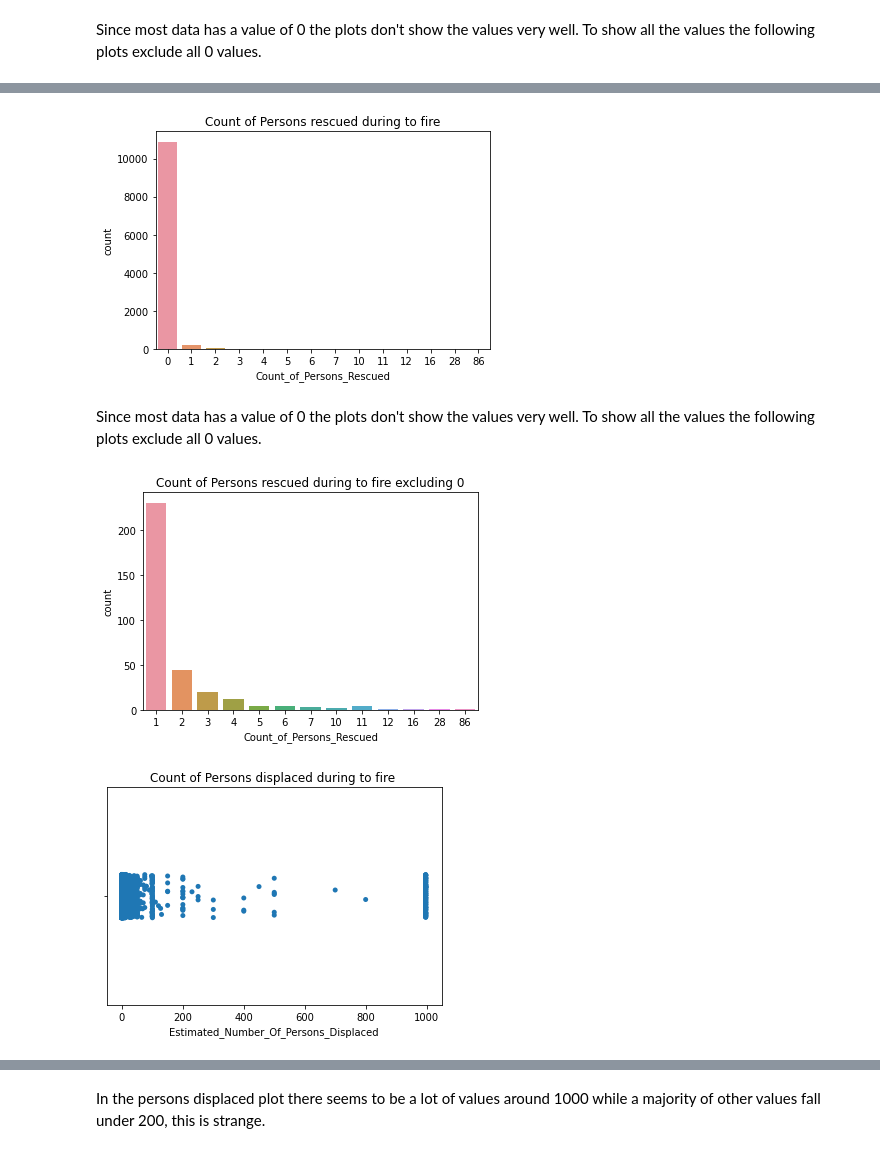
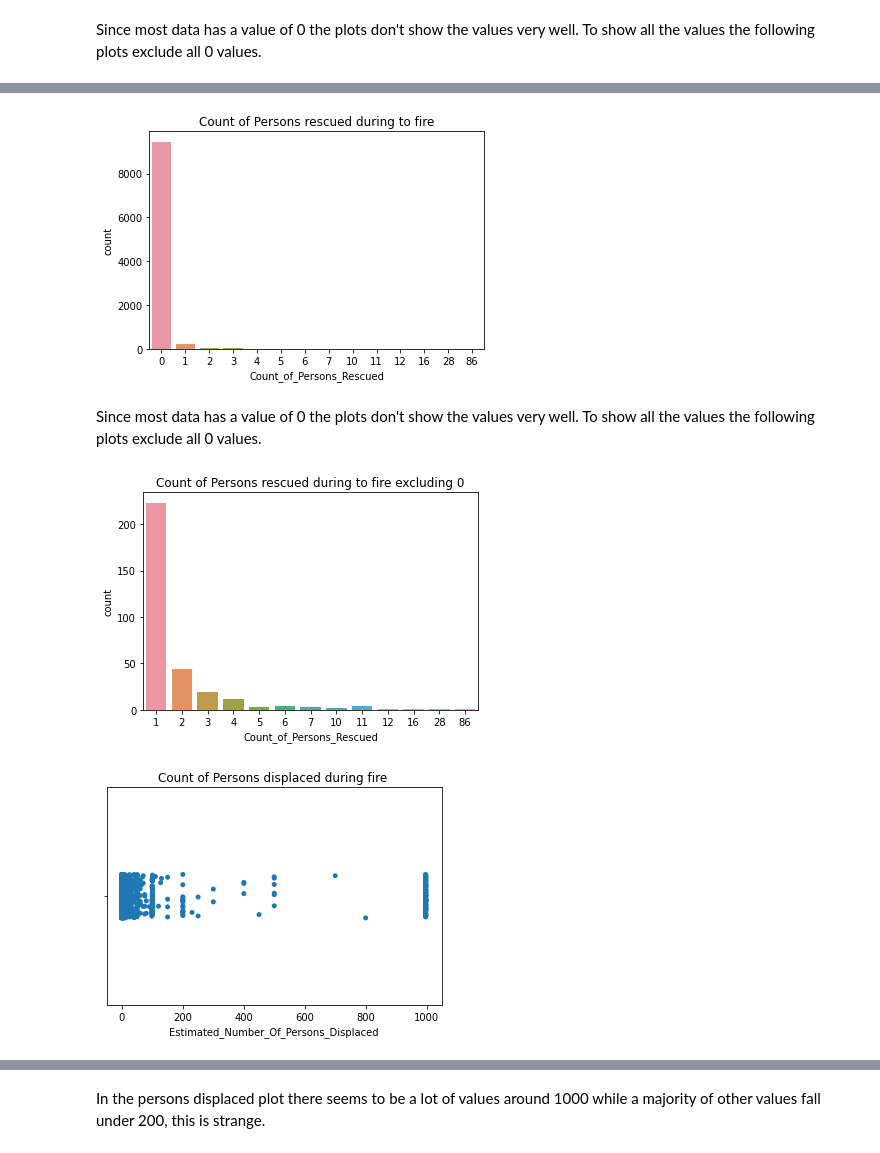
Before and after one commit to singhmansi25/EDA-Project-2022, a Jupyter notebook: EDA_Project_Fire_Incidents.ipynb, the cells around one changed output, grey strips where cells are left out. Saved outputs shown, nothing was run; the diff lists cells and outputs as text; code cells hidden in the pictures.

```diff
--- a/EDA_Project_Fire_Incidents.ipynb
+++ b/EDA_Project_Fire_Incidents.ipynb
@@ -478,5 +470,6 @@ plt.show()
 # %% [markdown]
 These strange values are removed as well as one massive outlier in the dollar loss column
-# %%
-fire_df = fire_df[(fire_df.Estimated_Dollar_Loss < 40000000)]
+# %%
+# let's remove that 1 outlier.
+fire_df = fire_df[(fire_df.Estimated_Dollar_Loss > 0) & (fire_df.Estimated_Dollar_Loss < 40000000)]
 # %%
@@ -850,22 +842,25 @@ plt.show()
 # %%
+# Let's plot the graph for number of persons rescued during fire.
 plt.title('Count of Persons rescued during to fire')
 sns.countplot(data=fire_df, x='Count_of_Persons_Rescued')
 plt.show()
 # %% [output]
-[figure, old version]
+[figure, new version]
 # %% [markdown]
 Since most data has a value of 0 the plots don't show the values very well. To show all the values the following plots exclude all 0 values.
 # %%
+# Let's plot the graph for number of persons rescued during fire excluding 0.
 plt.title('Count of Persons rescued during to fire excluding 0')
 rescued_nozero = fire_df[(fire_df.Count_of_Persons_Rescued > 0)]
 sns.countplot(data=rescued_nozero, x='Count_of_Persons_Rescued')
 plt.show()
 # %% [output]
-[figure, old version]
+[figure, new version]
 # %%
-plt.title('Count of Persons displaced during to fire ')
+# Let's plot the graph for number of persons displaced during fire.
+plt.title('Count of Persons displaced during fire ')
 sns.stripplot(data=fire_df, x='Estimated_Number_Of_Persons_Displaced')
 plt.show()
 # %% [output]
-[figure, old version]
+[figure, new version]
 # %%
```
Also changed, not shown: parts of 94 cells of this notebook.
